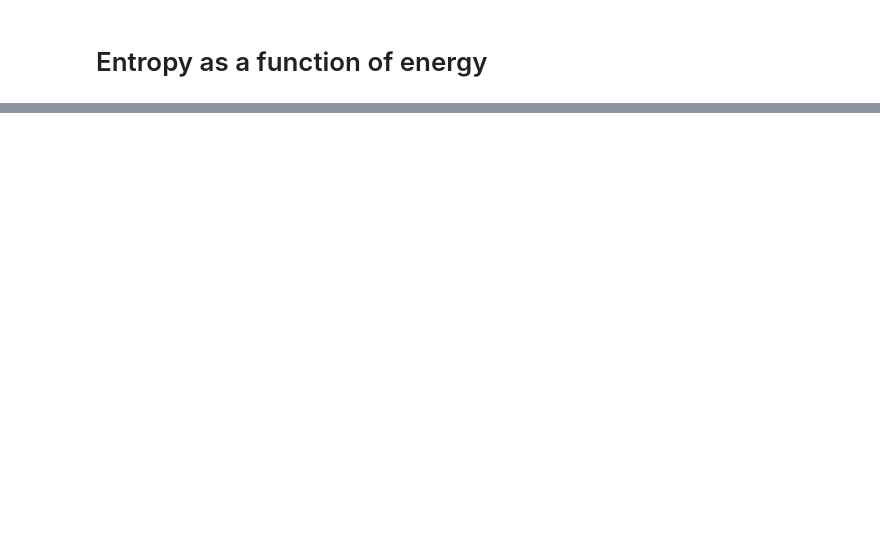
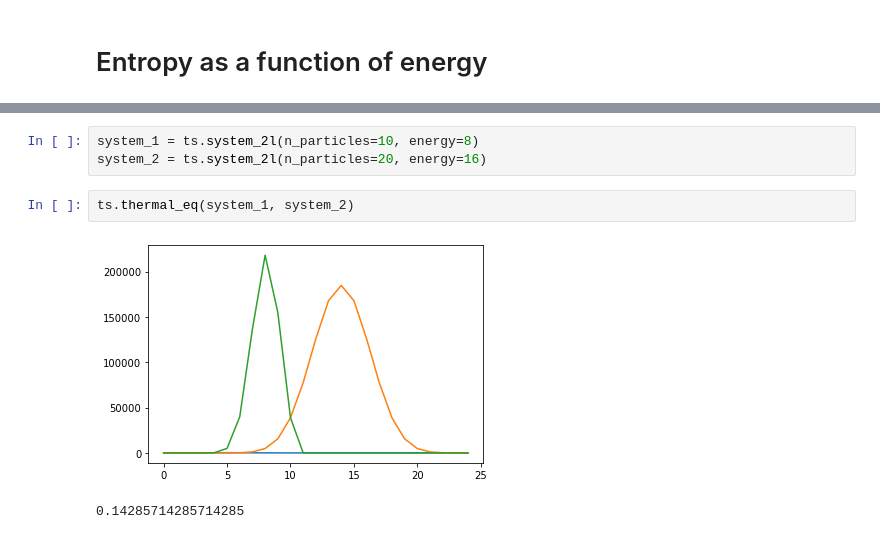
Before and after one commit to gino-serpa/stat_mech, a Jupyter notebook: Number of states.ipynb, the cells around one changed output, grey strips where cells are left out. Saved outputs shown, nothing was run; the diff lists cells and outputs as text; blank space fills up the shorter version.

```diff
--- a/Number of states.ipynb
+++ b/Number of states.ipynb
@@ -24,0 +18,8 @@ energies, s = system.s_vs_e()
+# %%
+system_1 = ts.system_2l(n_particles=10, energy=8)
+system_2 = ts.system_2l(n_particles=20, energy=16)
+# %%
+ts.thermal_eq(system_1, system_2)
+# %% [output]
+[figure, added]
+0.14285714285714285
```
Also changed, not shown: parts of 6 cells of this notebook, 1 other file.
